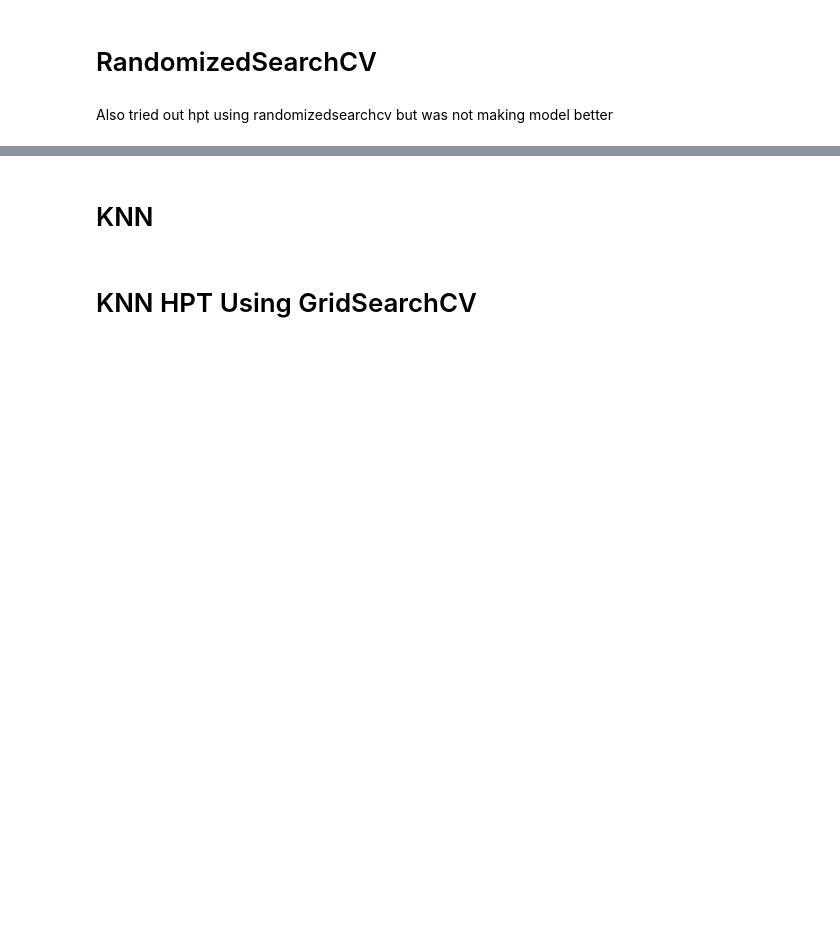
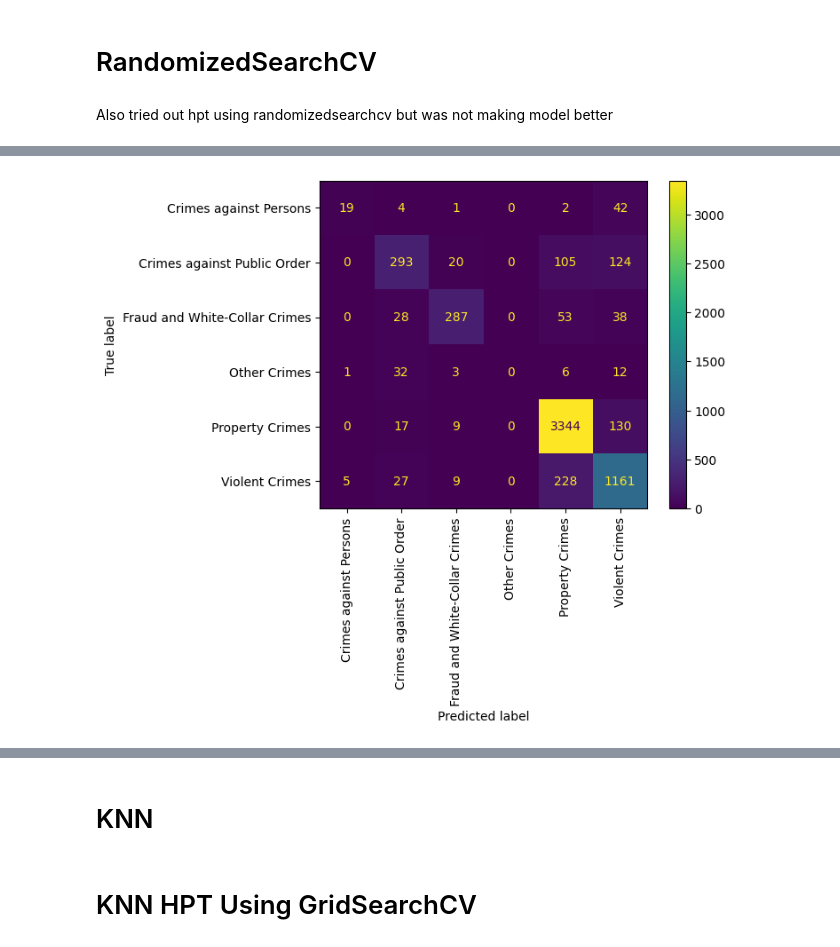
Before and after one commit to linisha04/ml-project-academic, a Jupyter notebook: 22f2000254-notebook-t22024.ipynb, the cells around one changed output, grey strips where cells are left out. Cells and saved outputs as stored; diff of their text form; code cells hidden in the pictures; blank space fills up the shorter version.

```diff
--- a/22f2000254-notebook-t22024.ipynb
+++ b/22f2000254-notebook-t22024.ipynb
@@ -1467,13 +1467,13 @@ Logistic Half model
 
 # SVC
 # %%
-# from sklearn.svm import SVC
-# svc=Pipeline(steps=[('new_ct',new_ct),('svc',SVC(random_state=1,decision_function_shape='ovr'))])
-# svc.fit(xtrain_1, ytrain_1)
+from sklearn.svm import SVC
+svc=Pipeline(steps=[('new_ct',new_ct),('svc',SVC(random_state=1,decision_function_shape='ovr'))])
+svc.fit(xtrain_1, ytrain_1)
 
-# ypredicted_svc=svc.predict(xtest_1)
+ypredicted_svc=svc.predict(xtest_1)
 
-# print(   'SVC Score'   ,  svc.score(xtest_1,ytest_1)  )
+print(   'SVC Score'   ,  svc.score(xtest_1,ytest_1)  )
 
 
-# print(   'SVC acuracy score'  ,     accuracy_score(ytest_1, ypredicted_svc)    )
+print(   'SVC acuracy score'  ,     accuracy_score(ytest_1, ypredicted_svc)    )
@@ -1559,75 +1562,76 @@ Also tried out hpt using randomizedsearchcv but was not making model better
 
 # {'svc__kernel': 'rbf', 'svc__gamma': 'scale', 'svc__C': 10}
 # %%
-# from sklearn.svm import SVC
-# svc_best_model=Pipeline(steps=[('new_ct',new_ct),('svc',SVC(random_state=1 ,kernel='rbf' , C=1 ,gamma='scale',decision_function_shape='ovr' ))])
+from sklearn.svm import SVC
+svc_best_model=Pipeline(steps=[('new_ct',new_ct),('svc',SVC(random_state=1 ,kernel='rbf' , C=1 ,gamma='scale',decision_function_shape='ovr' ))])
 
 
-# model_score_svc_best_model=[]
-# accuracy_scores_svc_best_model = []
-# f1_scores_svc_best_model = []
+model_score_svc_best_model=[]
+accuracy_scores_svc_best_model = []
+f1_scores_svc_best_model = []
 
 
 
-# for train_index, test_index in data_split.split(xtrain_1, ytrain_1):
-#     X_train, X_test = xtrain_1.iloc[train_index], xtrain_1.iloc[test_index]
-#     y_train, y_test = ytrain_1.iloc[train_index], ytrain_1.iloc[test_index]
+for train_index, test_index in data_split.split(xtrain_1, ytrain_1):
+    X_train, X_test = xtrain_1.iloc[train_index], xtrain_1.iloc[test_index]
+    y_train, y_test = ytrain_1.iloc[train_index], ytrain_1.iloc[test_index]
 
-#     svc_best_model.fit(X_train, y_train)
+    svc_best_model.fit(X_train, y_train)
 
-#     y_pred_svc_best_model = svc_best_model.predict(X_test)
+    y_pred_svc_best_model = svc_best_model.predict(X_test)
 
 
-#     model_score_svc=svc_best_model.score(X_test,y_test)
+    model_score_svc=svc_best_model.score(X_test,y_test)
 
 
-#     accuracy_svc = accuracy_score(y_test, y_pred_svc_best_model)
+    accuracy_svc = accuracy_score(y_test, y_pred_svc_best_model)
 
 
-#     f1_svc = f1_score(y_test, y_pred_svc_best_model, average='weighted')
+    f1_svc = f1_score(y_test, y_pred_svc_best_model, average='weighted')
 
 
-#     accuracy_scores_svc_best_model.append(accuracy_svc)
-#     f1_scores_svc_best_model.append(f1_svc)
-#     model_score_svc_best_model.append(model_score_svc)
+    accuracy_scores_svc_best_model.append(accuracy_svc)
+    f1_scores_svc_best_model.append(f1_svc)
+    model_score_svc_best_model.append(model_score_svc)
 
 
 
-# print('')
-# print('-----------------------------------------------------------------')
-# print('')
+print('')
+print('-----------------------------------------------------------------')
+print('')
 
 
 
 
-# print(   "Accuracy scores for each fold using svc_best_model: ",     accuracy_scores_svc_best_model  )
-# print(   "Average accuracy using svc_best_model: ",                  np.mean(accuracy_scores_svc_best_model))
-# print(   "F1 scores for each fold using svc_best_model: ",           f1_scores_svc_best_model)
-# print(   "Average F1 score using svc_best_model: ",                  np.mean(f1_scores_svc_best_model))
-# print(   "model_score_test list  using svc_best_model " ,model_score_svc_best_model )
-# print(    "model_score_test list  using svc_best_model " , np.mean(model_score_svc_best_model) )
+print(   "Accuracy scores for each fold using svc_best_model: ",     accuracy_scores_svc_best_model  )
+print(   "Average accuracy using svc_best_model: ",                  np.mean(accuracy_scores_svc_best_model))
+print(   "F1 scores for each fold using svc_best_model: ",           f1_scores_svc_best_model)
+print(   "Average F1 score using svc_best_model: ",                  np.mean(f1_scores_svc_best_model))
+print(   "model_score_test list  using svc_best_model " ,model_score_svc_best_model )
+print(    "model_score_test list  using svc_best_model " , np.mean(model_score_svc_best_model) )
 
-# print('')
-# print('-----------------------------------------------------------------')
-# print('')
+print('')
+print('-----------------------------------------------------------------')
+print('')
 
-# ytest_1_predicted_svc_bestmodel=svc_best_model.predict(xtest_1)
-# print('decision_tree classifier bestmodel score ',svc_best_model.score(xtest_1,ytest_1))
-# print('decision_tree classifier bestmodel accuracy score ',accuracy_score( ytest_1 ,  ytest_1_predicted_svc_bestmodel )   )
+ytest_1_predicted_svc_bestmodel=svc_best_model.predict(xtest_1)
+print('svc_best_model classifier bestmodel score ',svc_best_model.score(xtest_1,ytest_1))
+print('svc_best_model classifier bestmodel accuracy score ',accuracy_score( ytest_1 ,  ytest_1_predicted_svc_bestmodel )   )
 
 
-# print('')
-# print('-----------------------------------------------------------------')
-# print('')
+print('')
+print('-----------------------------------------------------------------')
+print('')
 
 
 
-# print(classification_report(ytest_1, svc_best_model.predict(xtest_1)))
+print(classification_report(ytest_1, svc_best_model.predict(xtest_1)))
 
-# print('')
-# print('-----------------------------------------------------------------')
-# print('')
+print('')
+print('-----------------------------------------------------------------')
+print('')
 
 
 
-# ConfusionMatrixDisplay.from_estimator(svc_best_model, xtest_1, ytest_1,xticks_rotation='vertical')
+ConfusionMatrixDisplay.from_estimator(svc_best_model, xtest_1, ytest_1,xticks_rotation='vertical')
+# %% [output]
@@ -1634 +1669,2 @@ Also tried out hpt using randomizedsearchcv but was not making model better
+[figure, added]
 # %%
```
Also changed, not shown: parts of 21 cells of this notebook.
